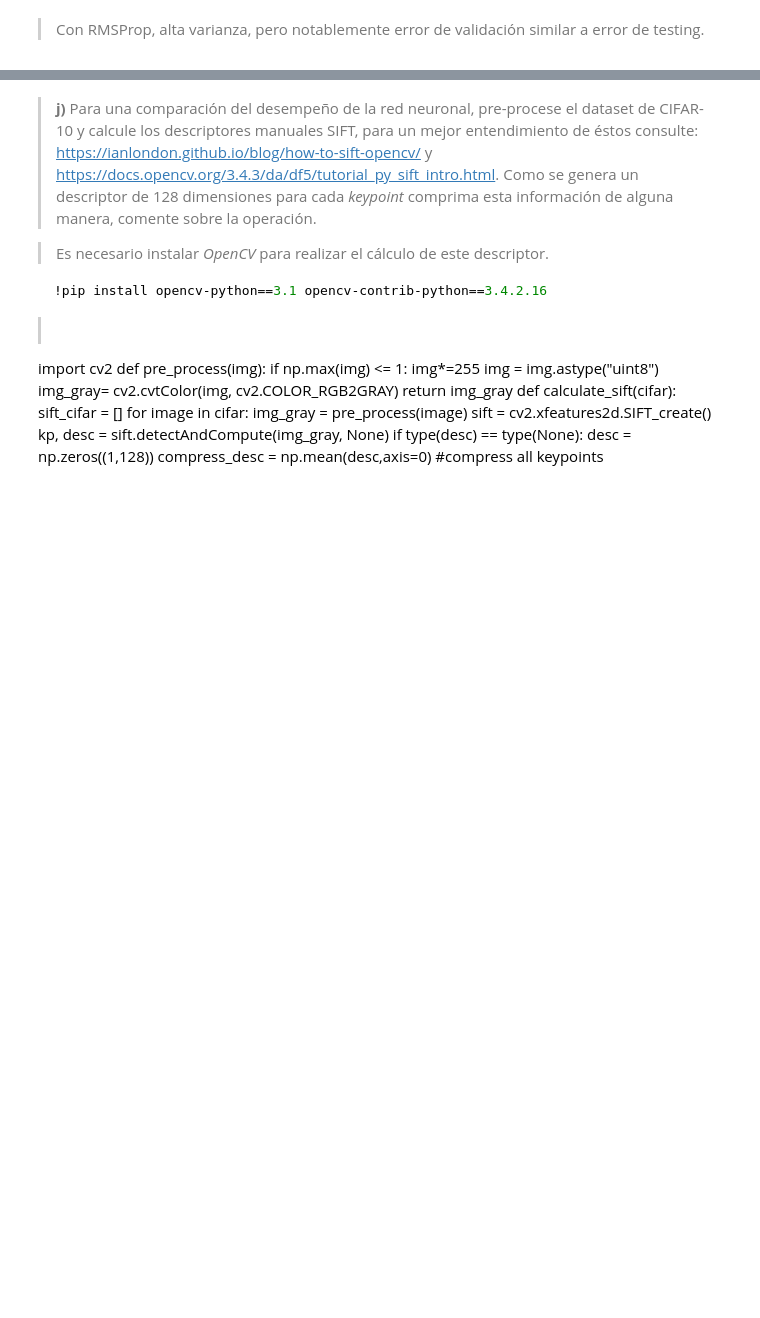
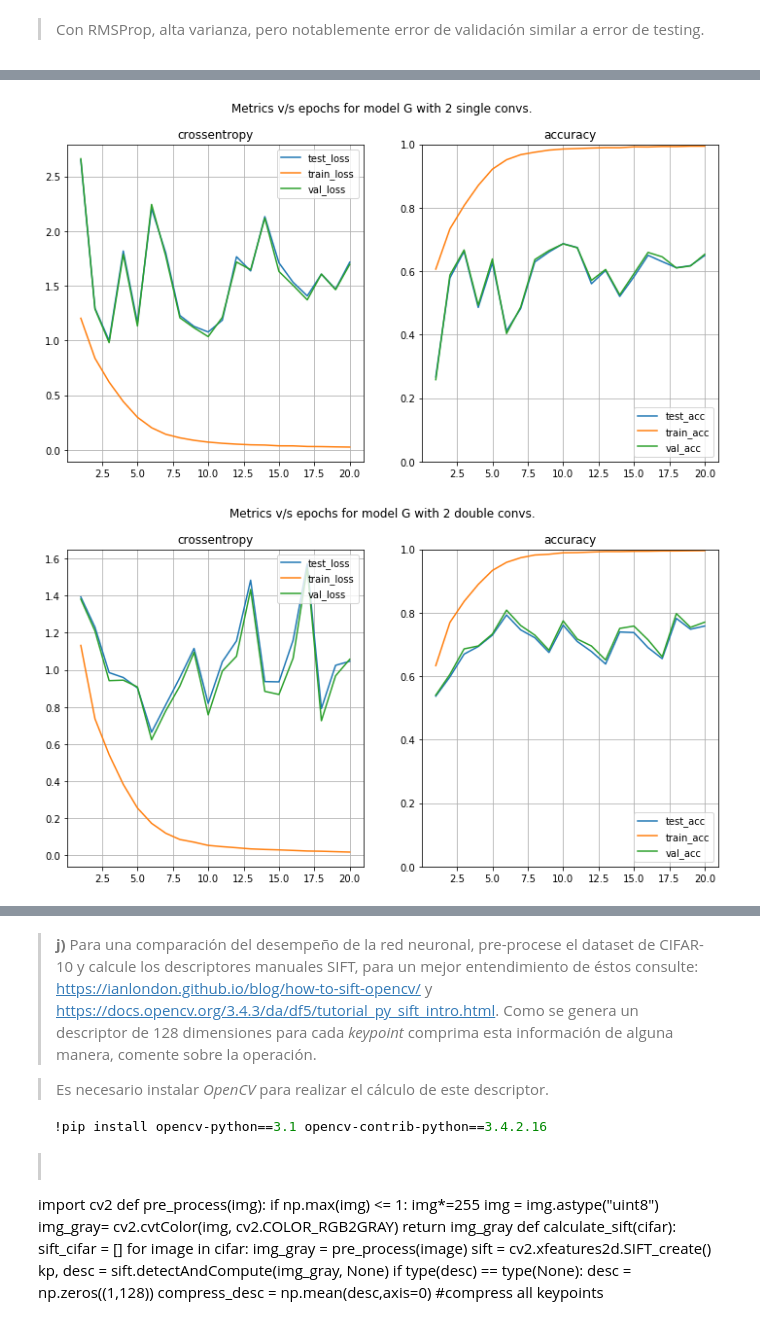
Before and after one commit to Autopawn/ann-tarea2, a Jupyter notebook: tarea2_parte1.ipynb, the cells around one changed output, grey strips where cells are left out. Saved outputs shown, nothing was run; the diff lists cells and outputs as text; code cells hidden in the pictures; blank space fills up the shorter version.

```diff
--- a/tarea2_parte1.ipynb
+++ b/tarea2_parte1.ipynb
@@ -441,0 +363,42 @@ model.add(Dropout(0.25))
+# %%
+def model_g(double=False):
+    inlayer = keras.layers.Input(shape=x_tr.shape[1:])
+    front = inlayer
+    #
+    for n_filters in (64,128):
+        for _ in range(1+double):
+            front = keras.layers.Conv2D(n_filters,(3,3),padding='same')(front)
+            front = keras.layers.BatchNormalization(axis=-1)(front)
+            front = keras.layers.Activation('relu')(front)
+        front = keras.layers.MaxPooling2D(pool_size=(2,2))(front)
+    #
+    front = keras.layers.Flatten()(front)
+    front = keras.layers.Dense(512)(front)
+    front = keras.layers.BatchNormalization(axis=-1)(front)
+    front = keras.layers.Activation('relu')(front)
+    front = keras.layers.Dense(10)(front)
+    front = keras.layers.BatchNormalization(axis=-1)(front)
+    front = keras.layers.Activation('softmax')(front)
+    #
+    model = keras.models.Model(inputs=inlayer,outputs=front)
+    return model
+# %%
+EPOCHS_3 = 20
+BATCH_SIZE_2 = 64
+
+train_history_g = []
+
+for double in (False,True):
+    model = model_g(double=double)
+    model.compile(optimizer=rms_opt,loss='categorical_crossentropy',
+        metrics=['categorical_accuracy'])
+    history = model.fit(x_tr,y_tr,batch_size=BATCH_SIZE_2,epochs=EPOCHS_3,
+        callbacks=[vloss_cb,tloss_cb])
+    train_history_g.append(history)
+# %%
+for double in (False,True):
+    plot_errors(separate_metrics(train_history_g[double].history),
+       name="model G with 2 %s convs."%("double" if double else "single"))
+# %% [output]
+[figure, added]
+[figure, added]
```
Also changed, not shown: parts of 14 cells of this notebook.
